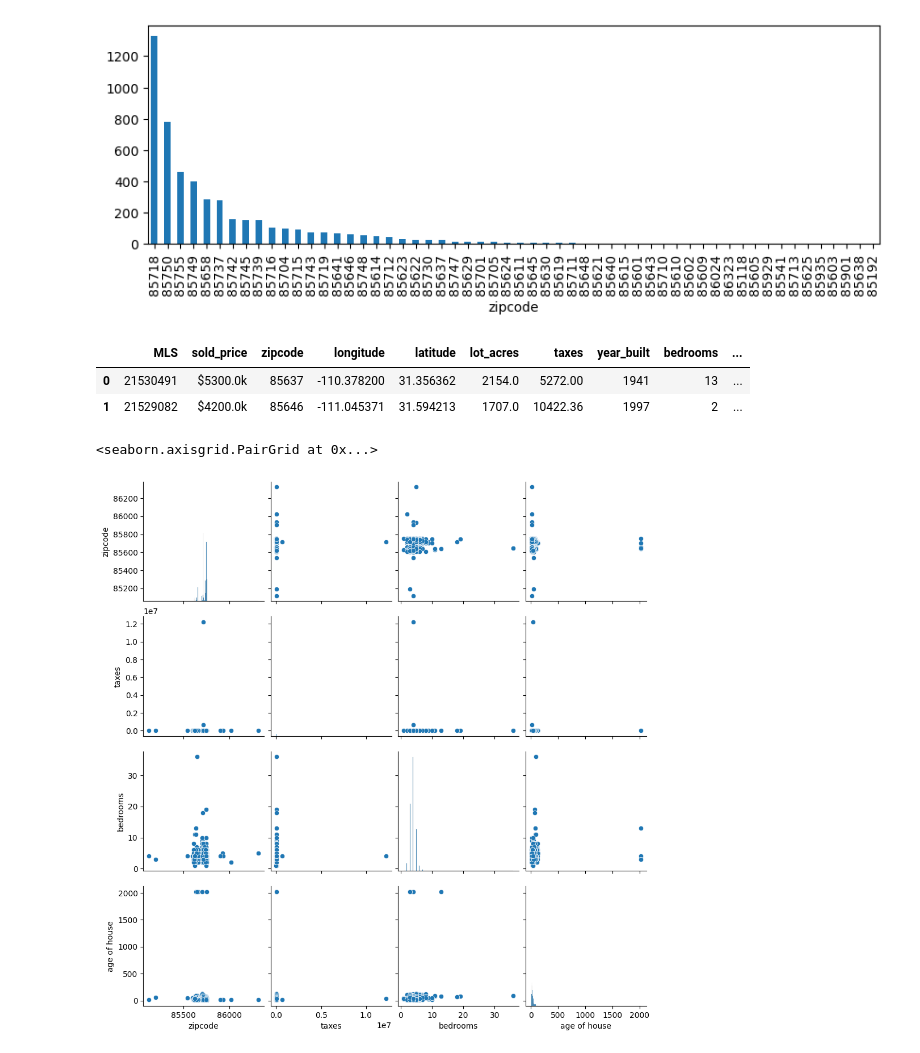
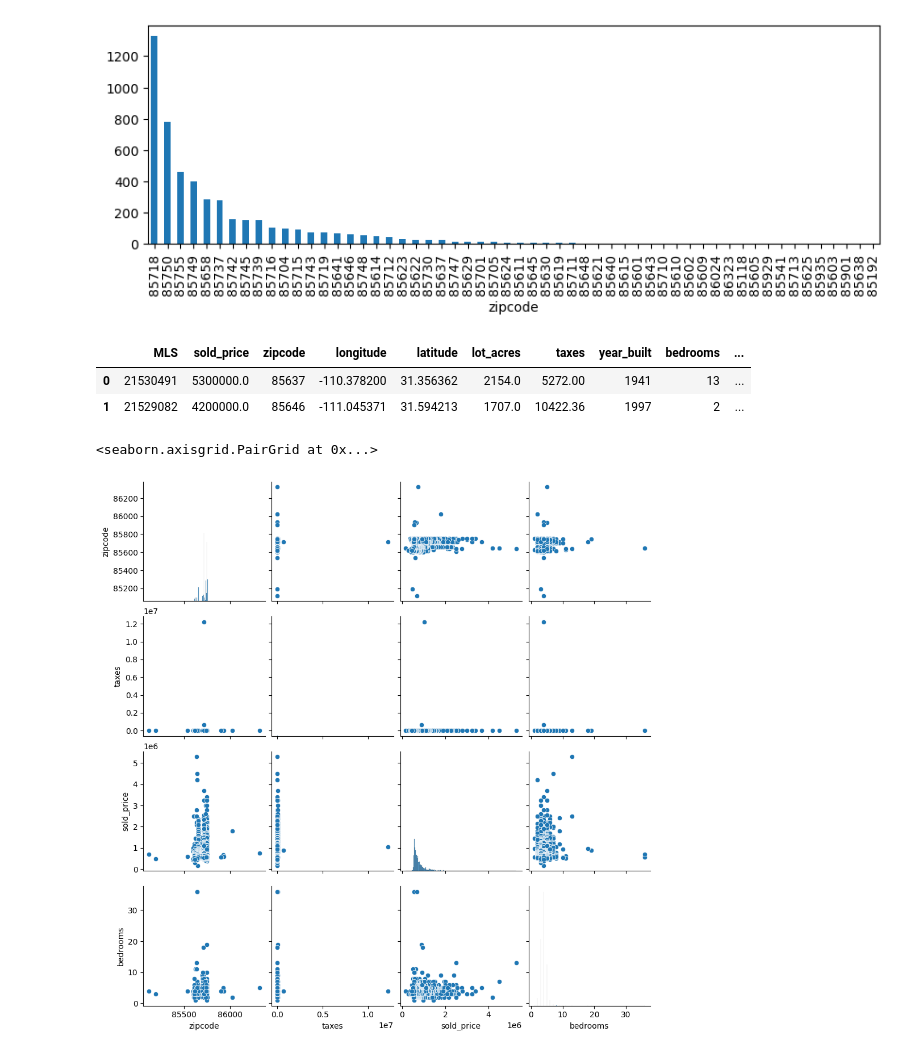
Before and after one commit to AnjaliMizJ/Data-Science-Project, a Jupyter notebook: House data EDA/House_Data_Cleaning.ipynb, the cells around one changed output. Saved outputs shown, nothing was run; the diff lists cells and outputs as text; code cells hidden in the pictures.

```diff
--- a/House data EDA/House_Data_Cleaning.ipynb
+++ b/House data EDA/House_Data_Cleaning.ipynb
@@ -156,4 +198,4 @@ raw_data_df['lot_acres'] = raw_data_df['lot_acres'].fillna(raw_data_df['lot_acre
 raw_data_df['garage'] = raw_data_df['garage'].fillna(0)
 # %%
 #converting the price into readable format...
-raw_data_df['sold_price'] = raw_data_df['sold_price'].apply(lambda x: "${:.1f}k".format((x/1000)))
+raw_data_df['format_sold_price'] = raw_data_df['sold_price'].apply(lambda x: "${:.1f}k".format((x/1000)))
@@ -234,16 +285,16 @@ raw_data_df['age of house'] = (2024 - raw_data_df['year_built'])
 raw_data_df.head(2)
 # %% [output]
 |  | MLS | sold_price | zipcode | longitude | latitude | lot_acres | taxes | year_built | bedrooms | ... |
-| 0 | 21530491 | $5300.0k | 85637 | -110.378200 | 31.356362 | 2154.0 | 5272.00 | 1941 | 13 | ... |
-| 1 | 21529082 | $4200.0k | 85646 | -111.045371 | 31.594213 | 1707.0 | 10422.36 | 1997 | 2 | ... |
+| 0 | 21530491 | 5300000.0 | 85637 | -110.378200 | 31.356362 | 2154.0 | 5272.00 | 1941 | 13 | ... |
+| 1 | 21529082 | 4200000.0 | 85646 | -111.045371 | 31.594213 | 1707.0 | 10422.36 | 1997 | 2 | ... |
 # %%
 #MLS', 'sold_price', 'zipcode', 'longitude', 'latitude', 'lot_acres',
       # 'taxes', 'year_built', 'bedrooms', 'bathrooms', 'sqrt_ft', 'garage',
        #'kitchen_features', 'fireplaces', 'floor_covering', 'HOA'],
       #dtype='object'
 
-cols = ['sold_price', 'zipcode', 'lot_acres', 'taxes', 'bedrooms', 'sqrt_ft', 'age of house']
+cols = ['zipcode', 'lot_acres', 'taxes', 'sold_price',  'bedrooms', 'sqrt_ft']
 sns.pairplot(raw_data_df[cols], size = 2.5)
 # %% [output]
 <seaborn.axisgrid.PairGrid at 0x...>
-[figure, old version]
+[figure, new version]
```
Also changed, not shown: parts of 7 cells of this notebook.
